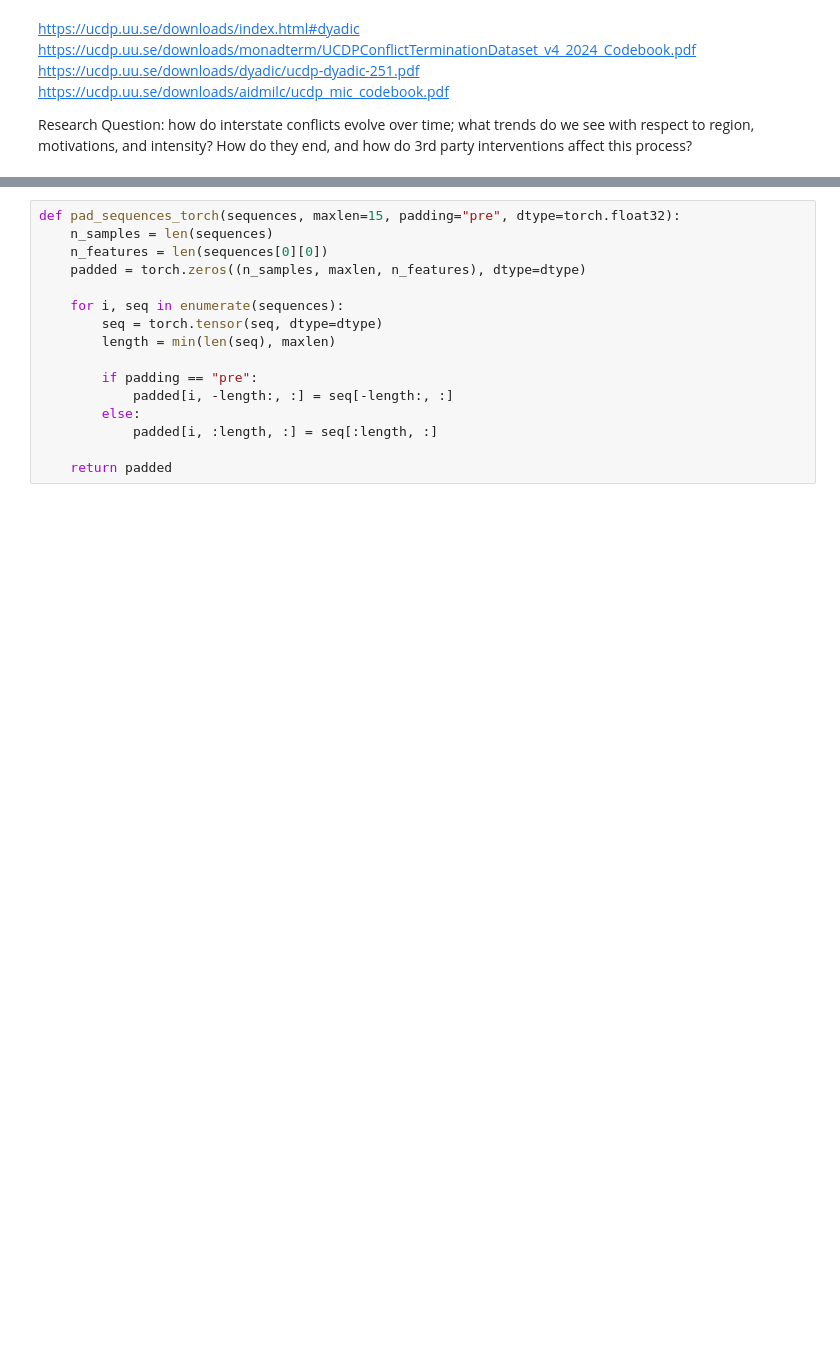
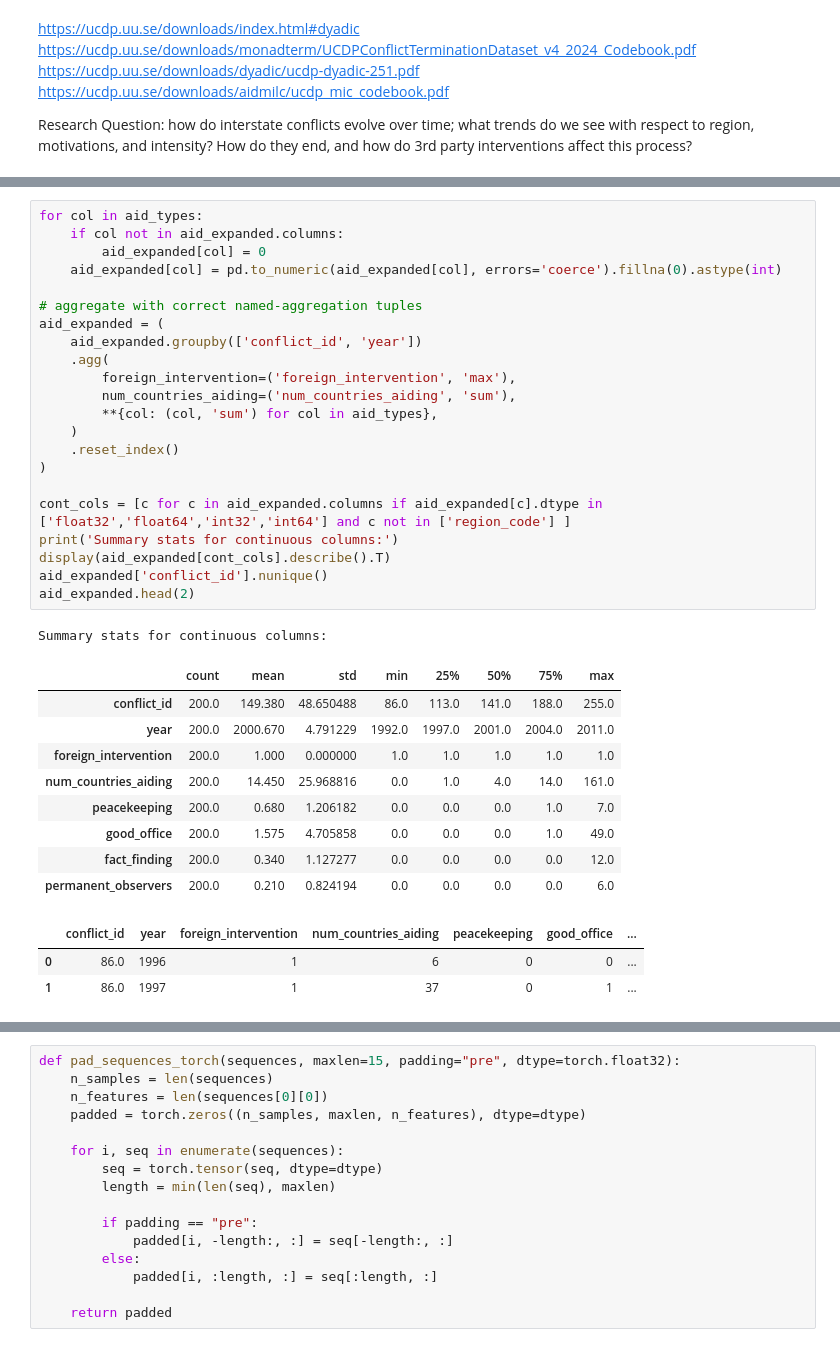
Before and after one commit to Fishmarchande/datasci_finalproj, a Jupyter notebook: project.ipynb, the cells around one changed output, grey strips where cells are left out. Cells and saved outputs as stored; diff of their text form; blank space fills up the shorter version.

```diff
--- a/project.ipynb
+++ b/project.ipynb
@@ -92,0 +64,36 @@ Summary stats for continuous columns:
+# %%
+for col in aid_types:
+    if col not in aid_expanded.columns:
+        aid_expanded[col] = 0
+    aid_expanded[col] = pd.to_numeric(aid_expanded[col], errors='coerce').fillna(0).astype(int)
+
+# aggregate with correct named-aggregation tuples
+aid_expanded = (
+    aid_expanded.groupby(['conflict_id', 'year'])
+    .agg(
+        foreign_intervention=('foreign_intervention', 'max'),
+        num_countries_aiding=('num_countries_aiding', 'sum'),
+        **{col: (col, 'sum') for col in aid_types},
+    )
+    .reset_index()
+)
+
+cont_cols = [c for c in aid_expanded.columns if aid_expanded[c].dtype in ['float32','float64','int32','int64'] and c not in ['region_code'] ]
+print('Summary stats for continuous columns:')
+display(aid_expanded[cont_cols].describe().T)
+aid_expanded['conflict_id'].nunique()
+aid_expanded.head(2)
+# %% [output]
+Summary stats for continuous columns:
+|  | count | mean | std | min | 25% | 50% | 75% | max |
+| conflict_id | 200.0 | 149.380 | 48.650488 | 86.0 | 113.0 | 141.0 | 188.0 | 255.0 |
+| year | 200.0 | 2000.670 | 4.791229 | 1992.0 | 1997.0 | 2001.0 | 2004.0 | 2011.0 |
+| foreign_intervention | 200.0 | 1.000 | 0.000000 | 1.0 | 1.0 | 1.0 | 1.0 | 1.0 |
+| num_countries_aiding | 200.0 | 14.450 | 25.968816 | 0.0 | 1.0 | 4.0 | 14.0 | 161.0 |
+| peacekeeping | 200.0 | 0.680 | 1.206182 | 0.0 | 0.0 | 0.0 | 1.0 | 7.0 |
+| good_office | 200.0 | 1.575 | 4.705858 | 0.0 | 0.0 | 0.0 | 1.0 | 49.0 |
+| fact_finding | 200.0 | 0.340 | 1.127277 | 0.0 | 0.0 | 0.0 | 0.0 | 12.0 |
+| permanent_observers | 200.0 | 0.210 | 0.824194 | 0.0 | 0.0 | 0.0 | 0.0 | 6.0 |
+|  | conflict_id | year | foreign_intervention | num_countries_aiding | peacekeeping | good_office | ... |
+| 0 | 86.0 | 1996 | 1 | 6 | 0 | 0 | ... |
+| 1 | 86.0 | 1997 | 1 | 37 | 0 | 1 | ... |
```
Also changed, not shown: parts of 16 cells of this notebook.
